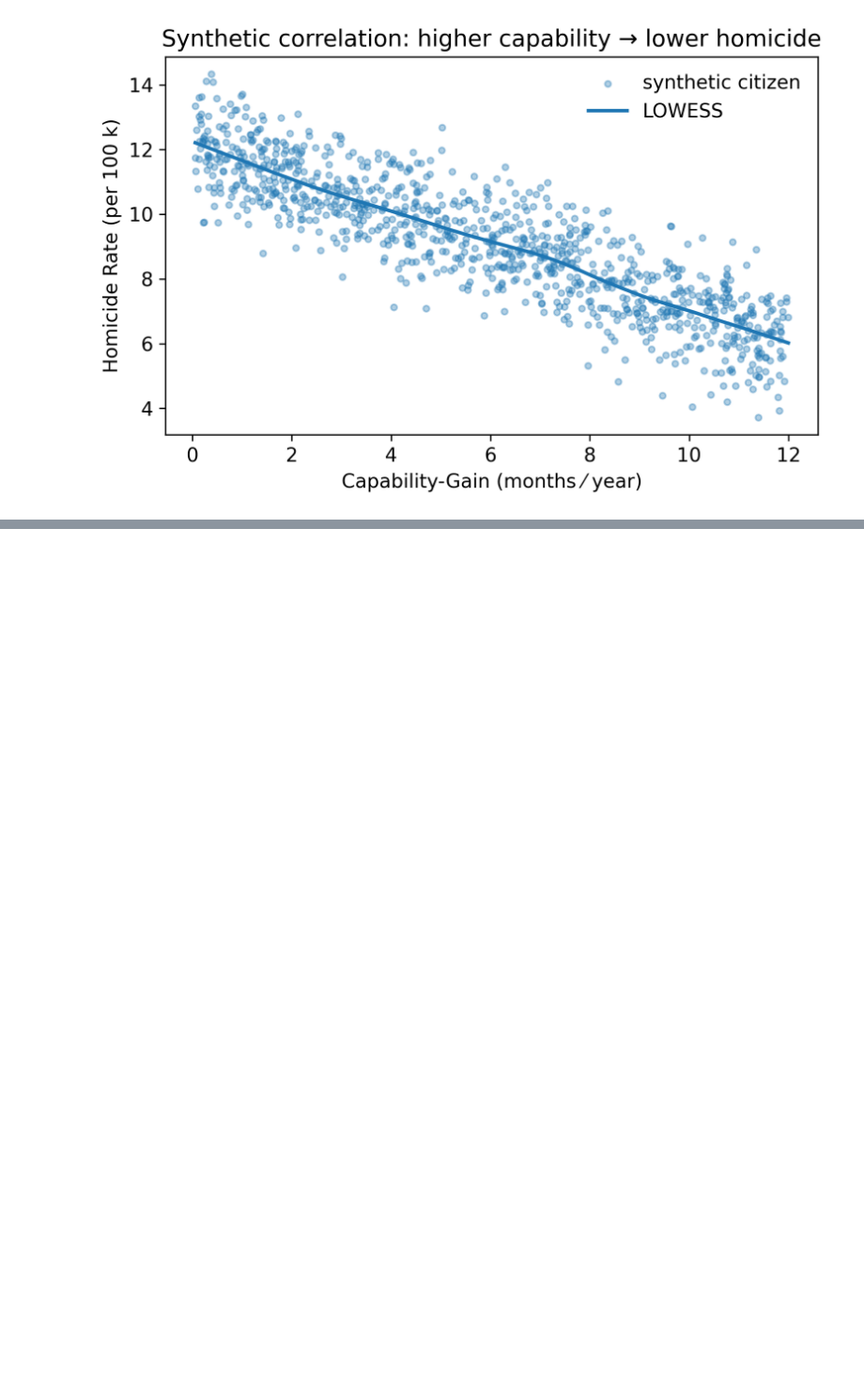
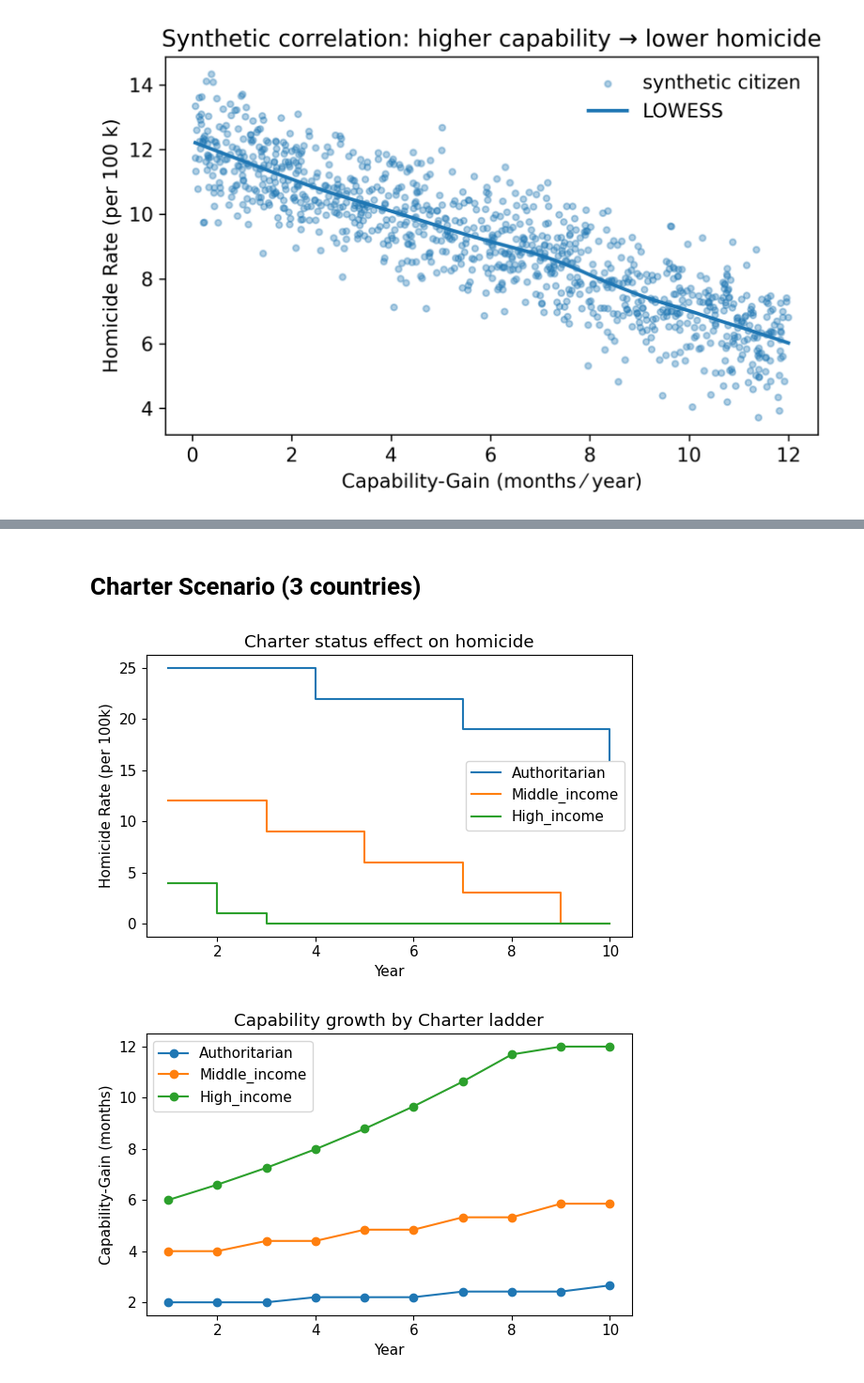
Before and after one commit to Alekol1970/ai_society_simulations, a Jupyter notebook: cg_hr_simulation.ipynb, the cells around one changed output, grey strips where cells are left out. Shown at 94% size. Drawn from its saved outputs; the diff is of its cells as text; code cells hidden in the pictures; blank space fills up the shorter version.

Commit message:
Add charter simulation section

```diff
--- a/cg_hr_simulation.ipynb
+++ b/cg_hr_simulation.ipynb
@@ -55,3 +57,50 @@ files.download('cg_hr_data.csv')
 # %% [output]
 [interactive output not drawn]
 [interactive output not drawn]
+# %% [markdown]
+# Charter Scenario (3 countries)
+# %%
+# -----------------------------
+# Симуляция ➁: Три страны и статусы Хартии
+# -----------------------------
+years = np.arange(1, 11)
+
+countries = {
+    'Authoritarian': {'HR':25, 'CG':2, 'step':3},
+    'Middle_income': {'HR':12, 'CG':4, 'step':2},
+    'High_income'  : {'HR':4,  'CG':6, 'step':1},
+}
+
+for y in years:
+    for name, d in countries.items():
+        d.setdefault('HR_series', []).append(d['HR'])
+        d.setdefault('CG_series', []).append(d['CG'])
+        # проверяем переход на новую ступень
+        if y % d['step'] == 0:
+            d['HR'] = max(0, d['HR'] - 3)
+            d['CG'] = min(12, d['CG'] * 1.10)
+
+# Ступенчатый график HR
+plt.figure(figsize=(6,4))
+for name, d in countries.items():
+    plt.step(years, d['HR_series'], where='post', label=name)
+plt.xlabel('Year')
+plt.ylabel('Homicide Rate (per 100k)')
+plt.title('Charter status effect on homicide')
+plt.legend()
+plt.tight_layout()
+plt.show()
+
+# Линии роста Capability-Gain
+plt.figure(figsize=(6,4))
+for name, d in countries.items():
+    plt.plot(years, d['CG_series'], marker='o', label=name)
+plt.xlabel('Year')
+plt.ylabel('Capability-Gain (months)')
+plt.title('Capability growth by Charter ladder')
+plt.legend()
+plt.tight_layout()
+plt.show()
+# %% [output]
+[figure, added]
+[figure, added]
```
Also changed, not shown: parts of 2 cells of this notebook.
